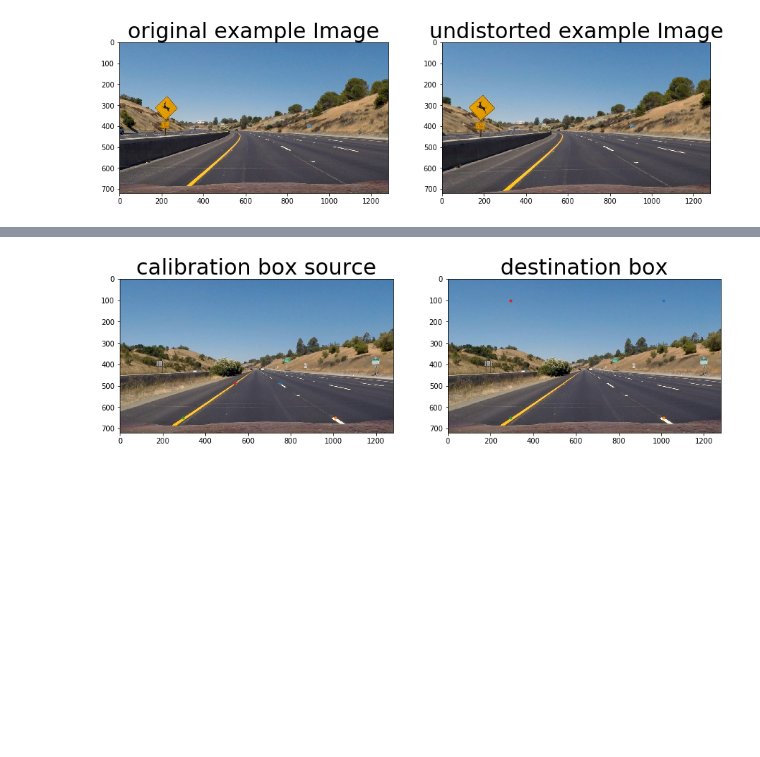
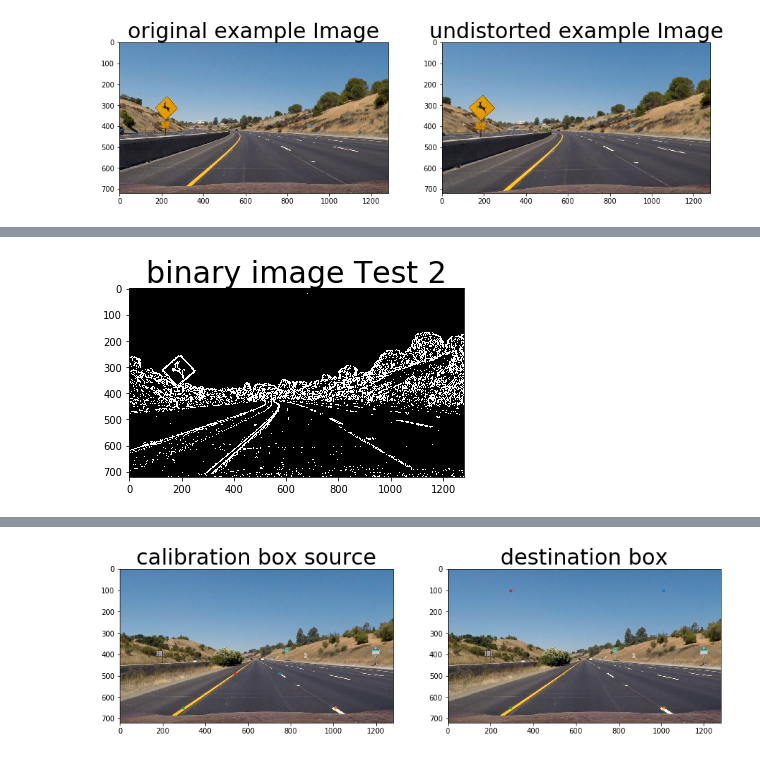
Before and after one commit to TDorau/self-driving-car-nanodegree, a Jupyter notebook: 4-advanced lane finding/code.ipynb, the cells around one changed output, grey strips where cells are left out. Cells and saved outputs as stored; diff of their text form; code cells hidden in the pictures; blank space fills up the shorter version.

```diff
--- a/4-advanced lane finding/code.ipynb
+++ b/4-advanced lane finding/code.ipynb
@@ -111,0 +166,25 @@ plt.show()
+# %%
+img = undist
+hls = cv2.cvtColor(img, cv2.COLOR_RGB2HLS)
+s_channel = hls[:,:,2]
+l_channel = hls[:,:,1]
+
+lab = cv2.cvtColor(img, cv2.COLOR_RGB2Lab)
+b_channel = lab[:,:,2]
+
+r_channel = img[:,:,0]
+g_channel = img[:,:,1]
+
+# Grayscale image
+gray = cv2.cvtColor(img, cv2.COLOR_RGB2GRAY)#
+
+sx_binary = abs_sobel_thresh(gray, 'x', 10, 200)
+dir_binary = dir_threshold(gray, thresh=(np.pi/6, np.pi/2))
+combined_condition = np.zeros_like(sx_binary)
+combined_condition[(sx_binary == 1) & (dir_binary == 1)] = 1
+
+plt.imshow(sx_binary, cmap='gray')
+plt.title('binary image Test 2', fontsize=30)
+plt.show()
+# %% [output]
+[figure, added]
```
Also changed, not shown: parts of 17 cells of this notebook, 1 other file.
